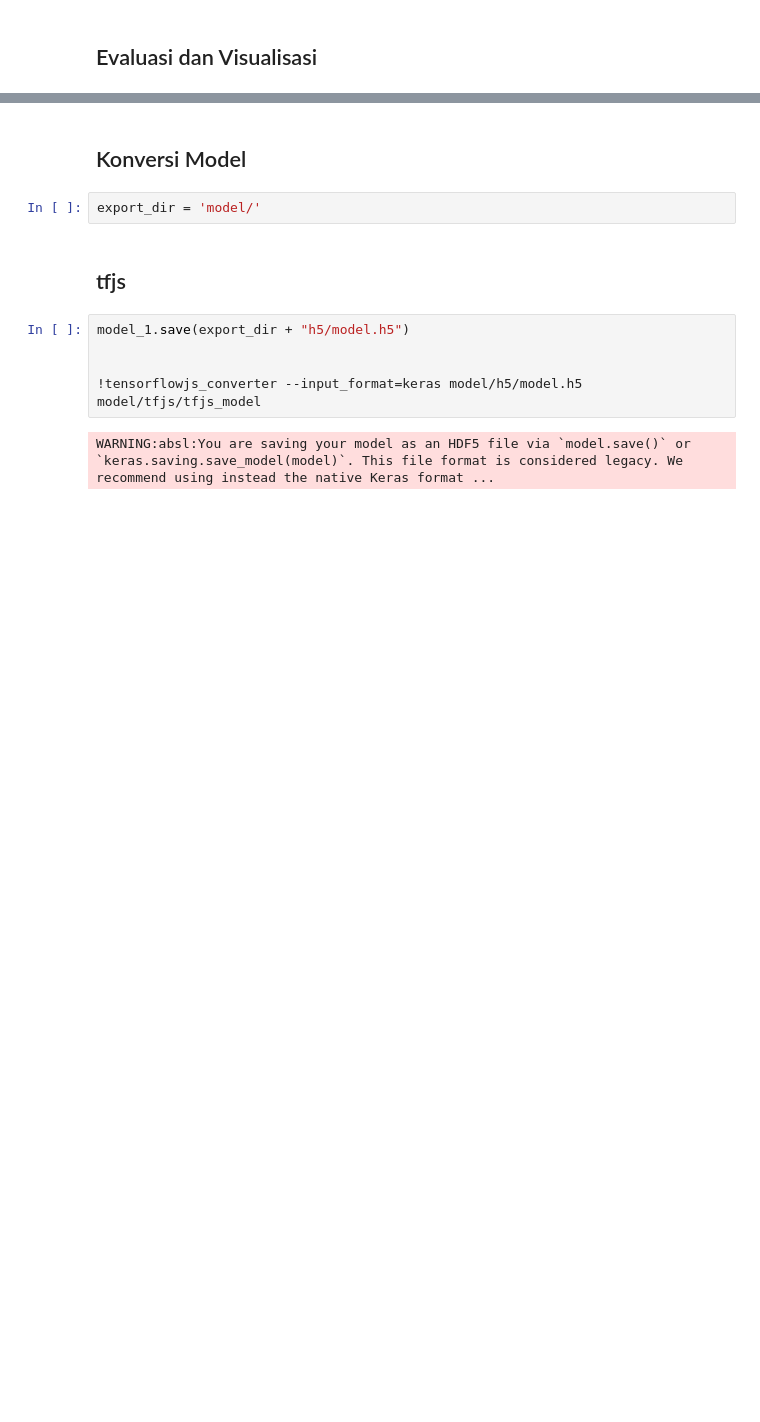
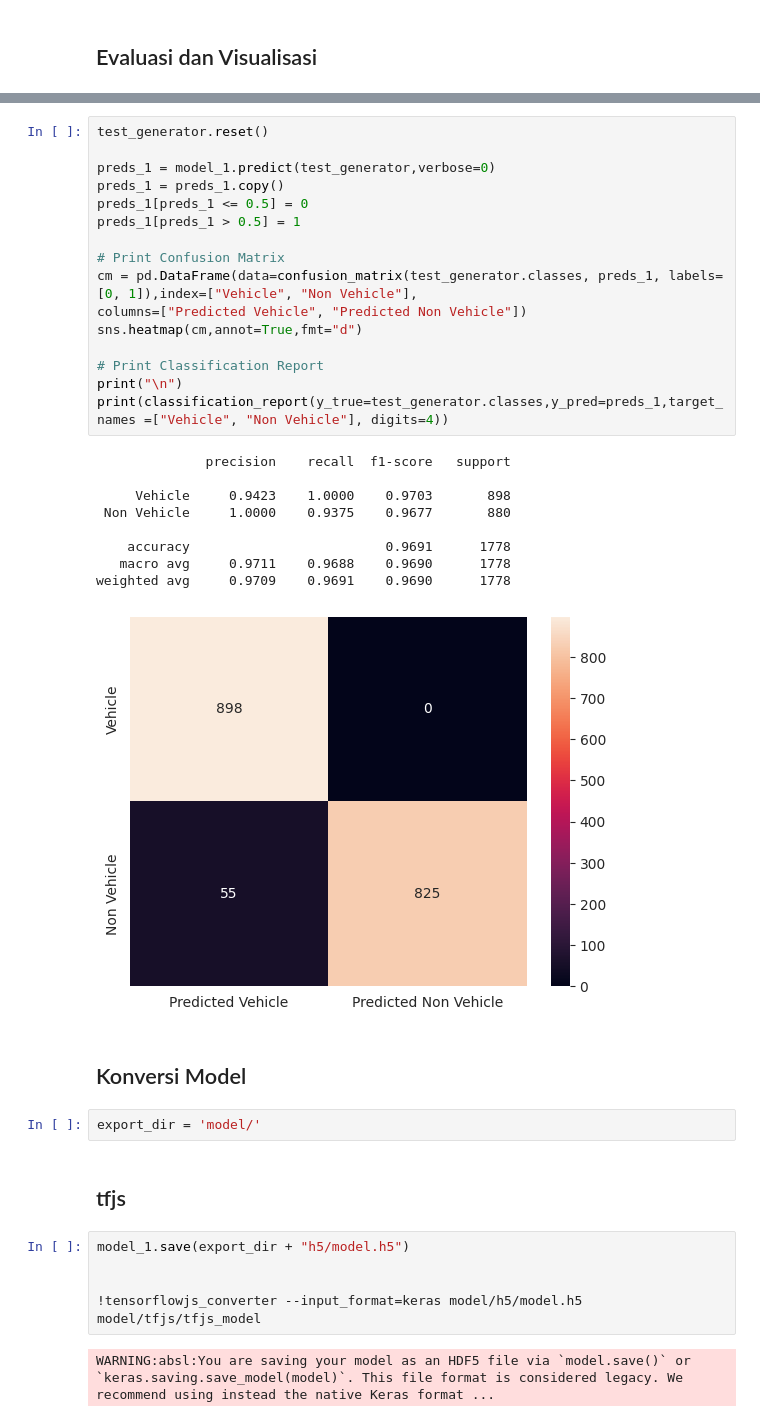
Before and after one commit to Dho99/deeplearning_submission, a Jupyter notebook: notebook.ipynb, the cells around one changed output, grey strips where cells are left out. Cells and saved outputs as stored; diff of their text form; blank space fills up the shorter version.

Commit message:
Add Classification Report

```diff
--- a/notebook.ipynb
+++ b/notebook.ipynb
@@ -478,3 +494,29 @@ plt.show()
+# %%
+test_generator.reset()
+
+preds_1 = model_1.predict(test_generator,verbose=0)
+preds_1 = preds_1.copy()
+preds_1[preds_1 <= 0.5] = 0
+preds_1[preds_1 > 0.5] = 1
+
+# Print Confusion Matrix
+cm = pd.DataFrame(data=confusion_matrix(test_generator.classes, preds_1, labels=[0, 1]),index=["Vehicle", "Non Vehicle"],
+columns=["Predicted Vehicle", "Predicted Non Vehicle"])
+sns.heatmap(cm,annot=True,fmt="d")
+
+# Print Classification Report
+print("\n")
+print(classification_report(y_true=test_generator.classes,y_pred=preds_1,target_names =["Vehicle", "Non Vehicle"], digits=4))
+# %% [output]
+              precision    recall  f1-score   support
+
+     Vehicle     0.9423    1.0000    0.9703       898
+ Non Vehicle     1.0000    0.9375    0.9677       880
+
+    accuracy                         0.9691      1778
+   macro avg     0.9711    0.9688    0.9690      1778
+weighted avg     0.9709    0.9691    0.9690      1778
+[figure, added]
 # %% [markdown]
 ## Konversi Model
 # %%
```
Also changed, not shown: parts of 12 cells of this notebook, 9 other files.
